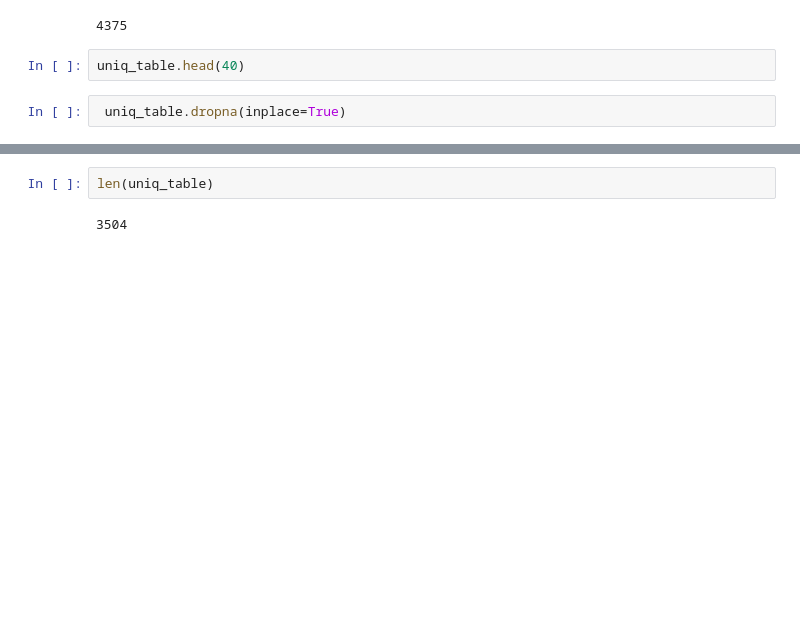
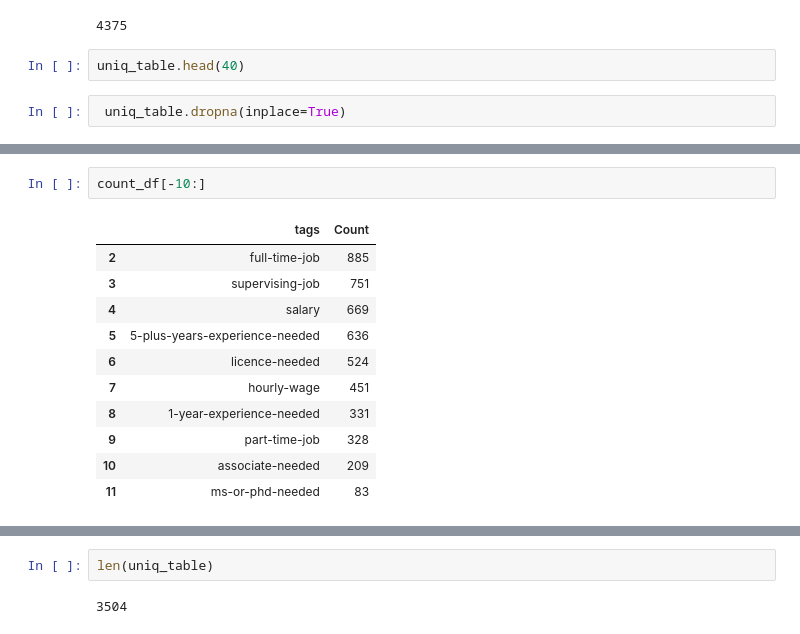
Before and after one commit to 15nisha/EXperimets, a Jupyter notebook: tsv_to_csv.ipynb, the cells around one changed output, grey strips where cells are left out. Cells and saved outputs as stored; diff of their text form; blank space fills up the shorter version.

```diff
--- a/tsv_to_csv.ipynb
+++ b/tsv_to_csv.ipynb
@@ -100,0 +175,14 @@ uniq_table.head(40)
+# %%
+count_df[-10:]
+# %% [output]
+|  | tags | Count |
+| 2 | full-time-job | 885 |
+| 3 | supervising-job | 751 |
+| 4 | salary | 669 |
+| 5 | 5-plus-years-experience-needed | 636 |
+| 6 | licence-needed | 524 |
+| 7 | hourly-wage | 451 |
+| 8 | 1-year-experience-needed | 331 |
+| 9 | part-time-job | 328 |
+| 10 | associate-needed | 209 |
+| 11 | ms-or-phd-needed | 83 |
```
Also changed, not shown: parts of 19 cells of this notebook.
